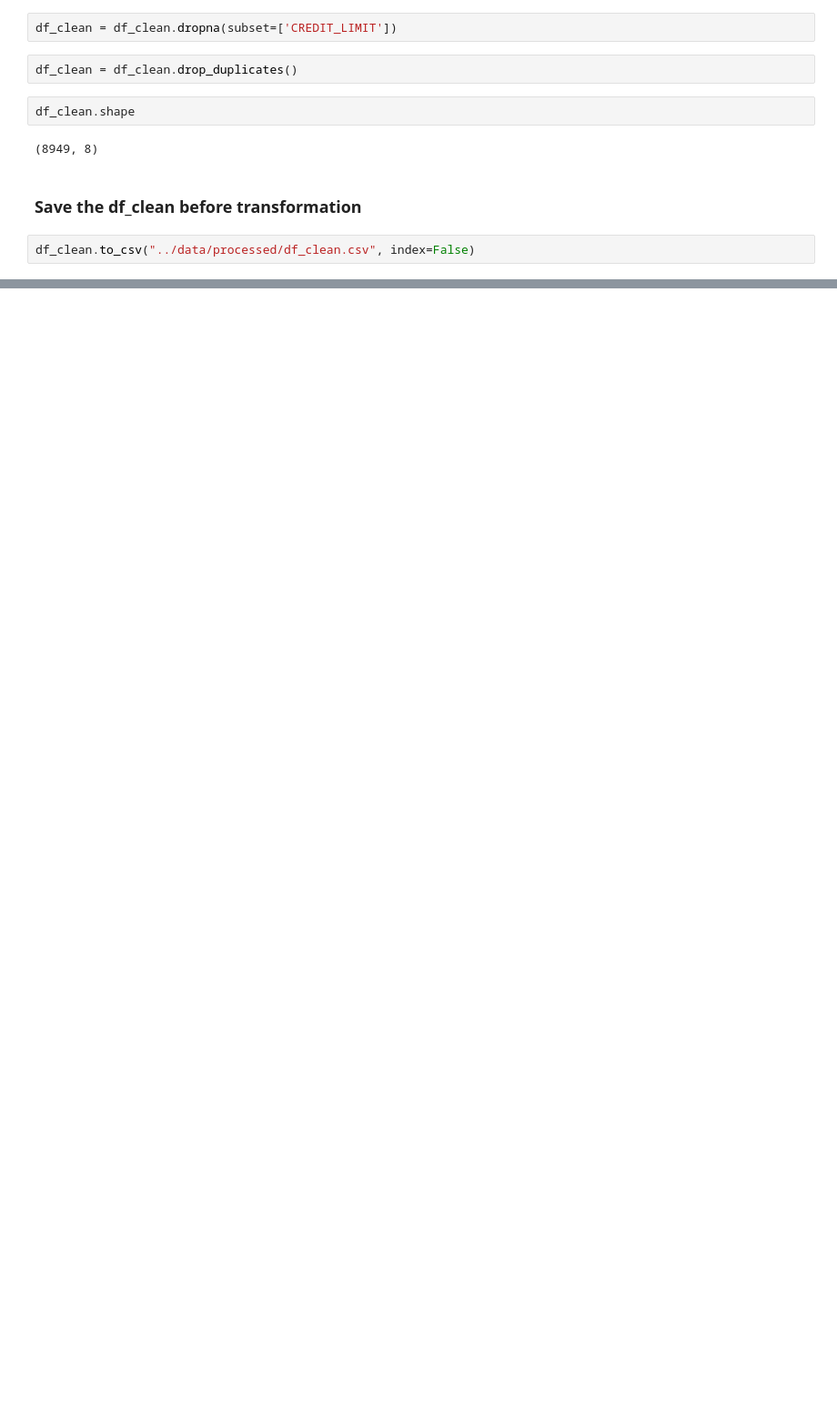
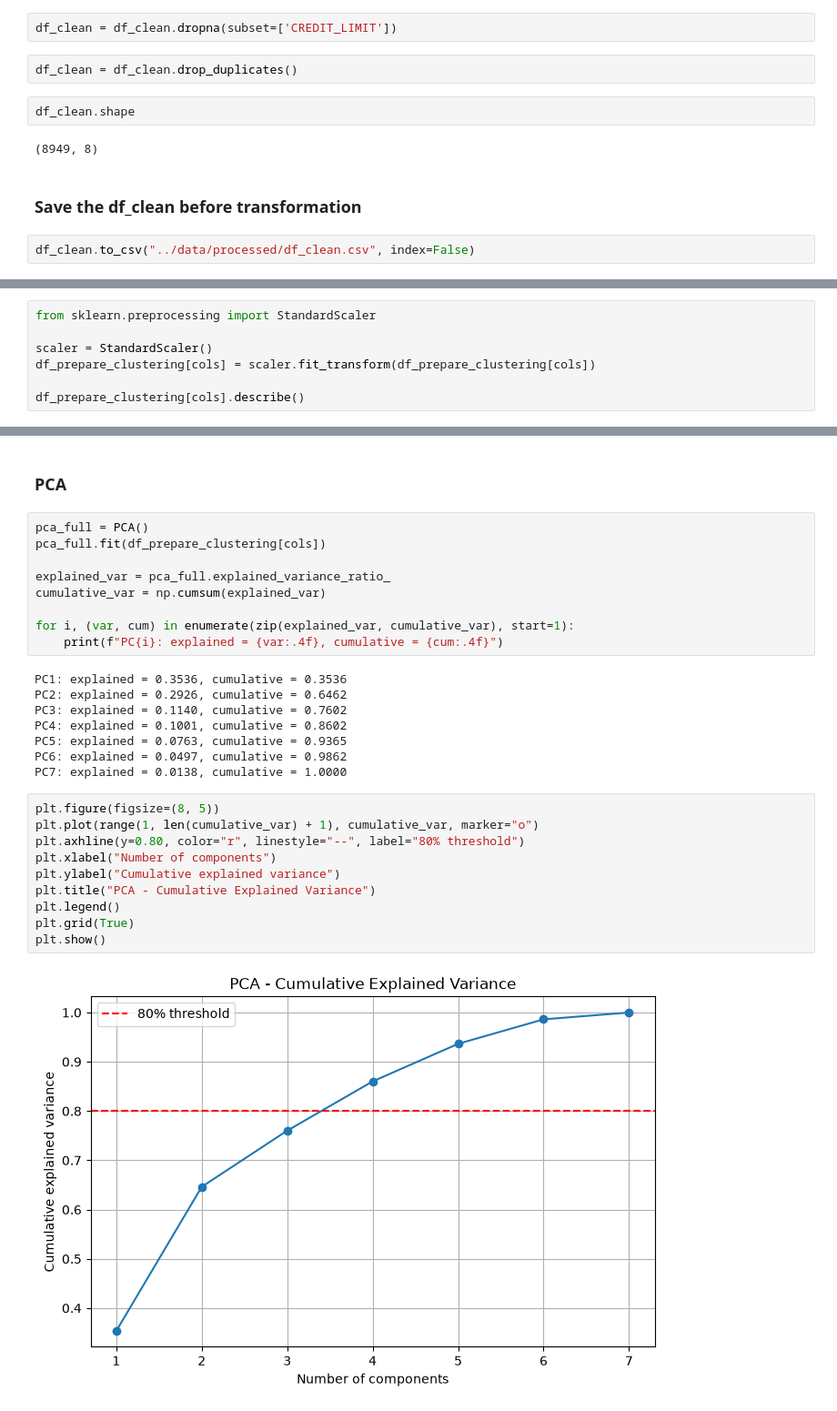
Before and after one commit to ABDELHAFIDaz/CardProfiler, a Jupyter notebook: notebooks/Preprocessing.ipynb, the cells around one changed output, grey strips where cells are left out. Shown at 91% size. Cells and saved outputs as stored; diff of their text form; blank space fills up the shorter version.

Commit message:
finished the data preprocessing (log-transformation, standardScalling, PCA)

```diff
--- a/notebooks/Preprocessing.ipynb
+++ b/notebooks/Preprocessing.ipynb
@@ -20,0 +99,7 @@ df_clean.to_csv("../data/processed/df_clean.csv", index=False)
+# %%
+from sklearn.preprocessing import StandardScaler
+
+scaler = StandardScaler()
+df_prepare_clustering[cols] = scaler.fit_transform(df_prepare_clustering[cols])
+
+df_prepare_clustering[cols].describe()
@@ -20,0 +116,31 @@ df_clean.to_csv("../data/processed/df_clean.csv", index=False)
+# %% [markdown]
+### PCA
+# %%
+pca_full = PCA()
+pca_full.fit(df_prepare_clustering[cols])
+
+explained_var = pca_full.explained_variance_ratio_
+cumulative_var = np.cumsum(explained_var)
+
+for i, (var, cum) in enumerate(zip(explained_var, cumulative_var), start=1):
+    print(f"PC{i}: explained = {var:.4f}, cumulative = {cum:.4f}")
+# %% [output]
+PC1: explained = 0.3536, cumulative = 0.3536
+PC2: explained = 0.2926, cumulative = 0.6462
+PC3: explained = 0.1140, cumulative = 0.7602
+PC4: explained = 0.1001, cumulative = 0.8602
+PC5: explained = 0.0763, cumulative = 0.9365
+PC6: explained = 0.0497, cumulative = 0.9862
+PC7: explained = 0.0138, cumulative = 1.0000
+# %%
+plt.figure(figsize=(8, 5))
+plt.plot(range(1, len(cumulative_var) + 1), cumulative_var, marker="o")
+plt.axhline(y=0.80, color="r", linestyle="--", label="80% threshold")
+plt.xlabel("Number of components")
+plt.ylabel("Cumulative explained variance")
+plt.title("PCA - Cumulative Explained Variance")
+plt.legend()
+plt.grid(True)
+plt.show()
+# %% [output]
+[figure, added]
```
Also changed, not shown: parts of 14 cells of this notebook, 1 other file.
